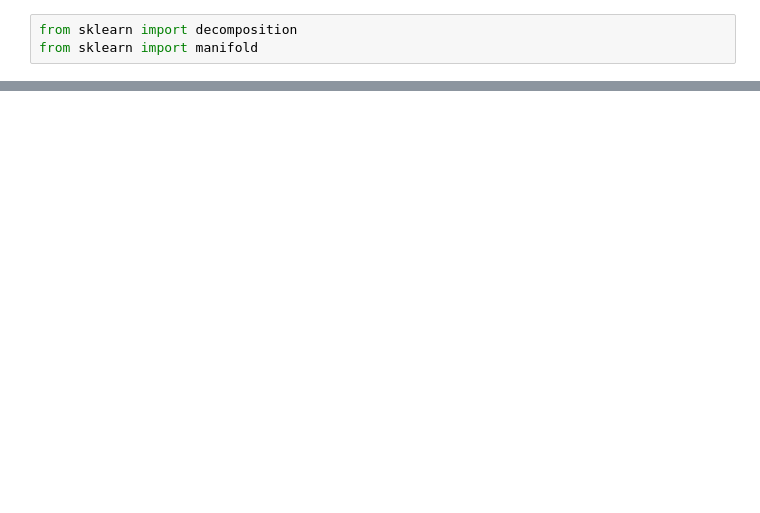
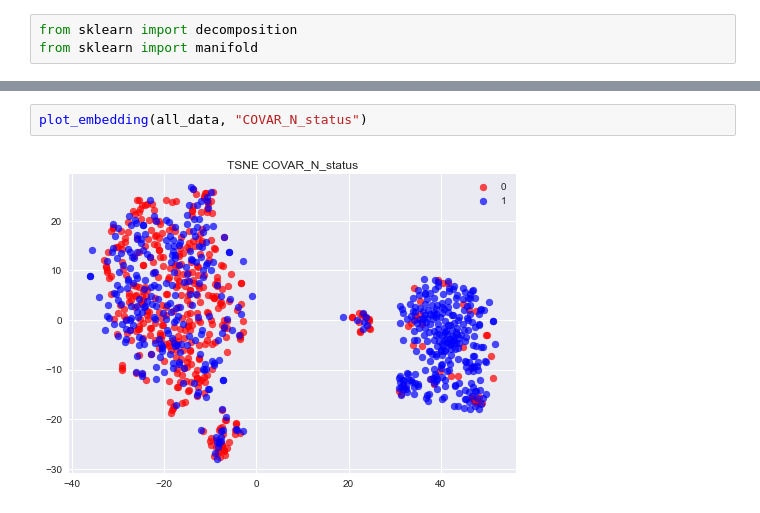
Before and after one commit to ZanderL017/cs229project, a Jupyter notebook: Data_Viz.ipynb, the cells around one changed output, grey strips where cells are left out. Drawn from its saved outputs; the diff is of its cells as text; blank space fills up the shorter version.

```diff
--- a/Data_Viz.ipynb
+++ b/Data_Viz.ipynb
@@ -67,2 +41,6 @@ plot_embedding(read, "COVAR_N_status", "pca")
+# %%
+plot_embedding(all_data, "COVAR_N_status")
+# %% [output]
+[figure, added]
 # %%
 plot_embedding(all_data, "COVAR_N_status", "pca")
```
Also changed, not shown: parts of 11 cells of this notebook, 4 other files.
